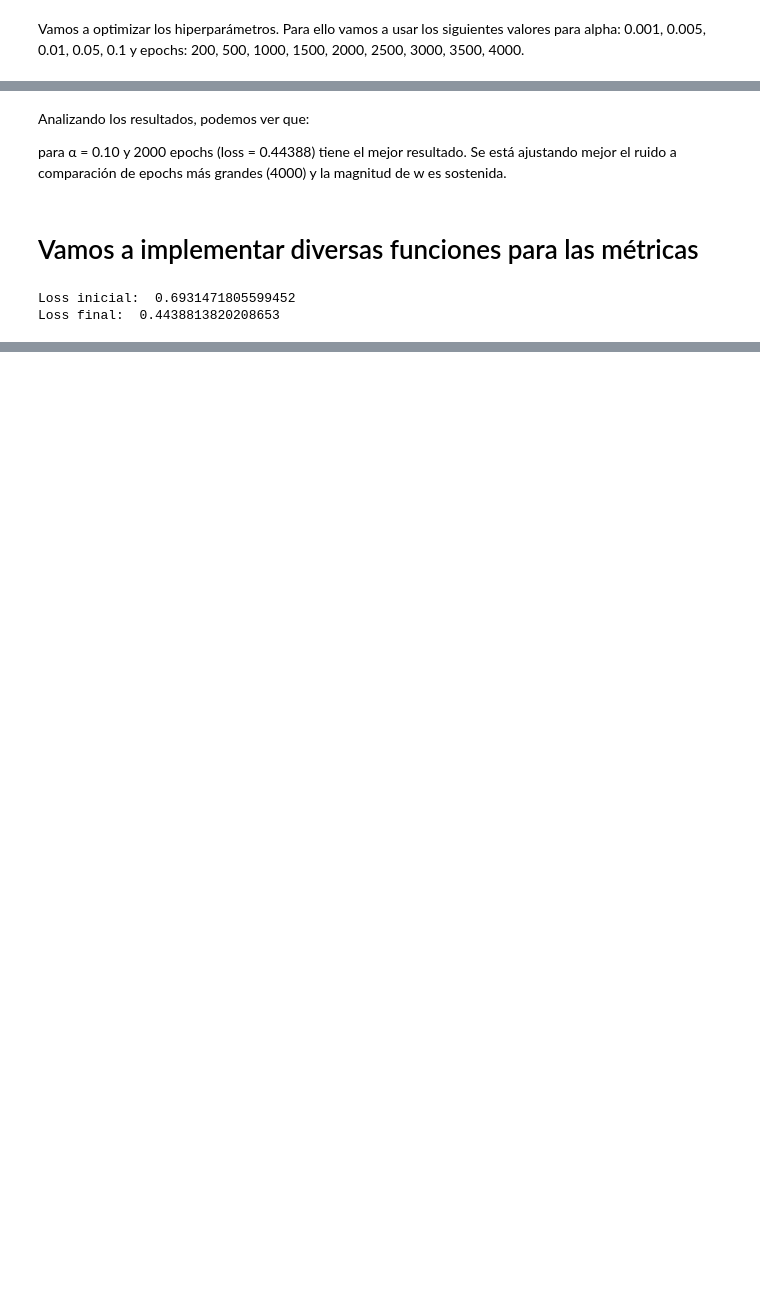
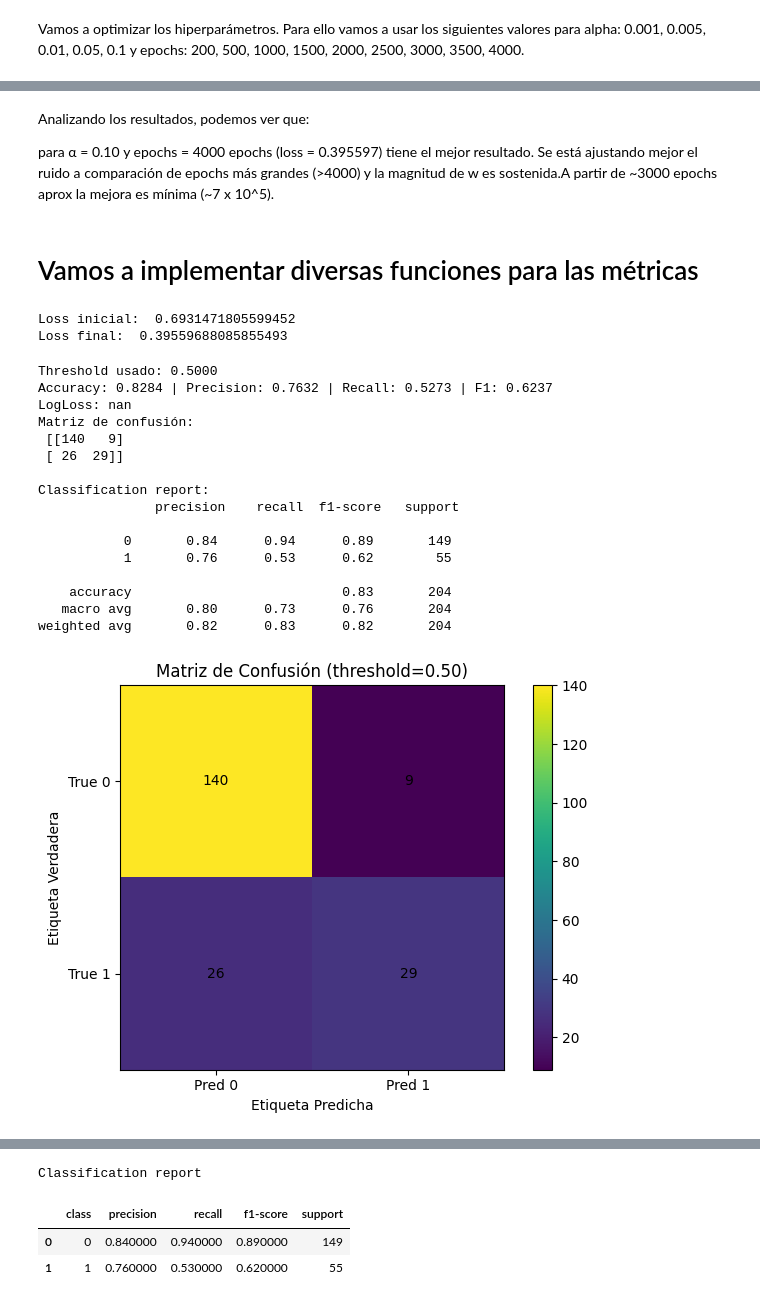
Before and after one commit to JorgeL2005/Project1_ML, a Jupyter notebook: notebooks/logistic_regression.ipynb, the cells around one changed output, grey strips where cells are left out. Drawn from its saved outputs; the diff is of its cells as text; code cells hidden in the pictures; blank space fills up the shorter version.

Commit message:
new collab con logistic regression

```diff
--- a/notebooks/logistic_regression.ipynb
+++ b/notebooks/logistic_regression.ipynb
@@ -152,13 +234,12 @@ Alpha: 0.1, Epoch: 4000, W: [-1.35872239 -0.40594887  0.45526574 -0.23808539  0.
 # %% [markdown]
 Analizando los resultados, podemos ver que:
 
-para α = 0.10 y 2000 epochs (loss = 0.44388) tiene el mejor resultado. Se está ajustando mejor el ruido a comparación de epochs más grandes (4000) y la magnitud de w es sostenida.
+para α = 0.10 y epochs = 4000 epochs (loss = 0.395597) tiene el mejor resultado. Se está ajustando mejor el ruido a comparación de epochs más grandes (>4000) y la magnitud de w es sostenida.A partir de ~3000 epochs aprox la mejora es mínima (~7 x 10^5).
 # %% [markdown]
 # Vamos a implementar diversas funciones para las métricas
 # %%
-w2, b2 = logistic_regression(X, y, alpha=0.1, epochs = 2000, track_loss = True)
+w2, b2 = logistic_regression(X, y, alpha=0.1, epochs = 4000, track_loss = True)
 
-import numpy as np
 from sklearn.metrics import (
     accuracy_score, precision_score, recall_score, f1_score, confusion_matrix,
     log_loss, classification_report
@@ -215,4 +296,4 @@ def report_metrics(X, y, w, b, threshold=0.5, pick_threshold=None, average="bina
     return results
 # %% [output]
 Loss inicial:  0.6931471805599452
-Loss final:  0.4438813820208653
+Loss final:  0.39559688085855493
@@ -218,0 +389,38 @@ Loss final:  0.4438813820208653
+# %%
+# sin smote
+m=report_metrics(X, y, w2, b2, threshold = 0.5, pick_threshold=None, average = "binary", print_report=True)
+threshold = 0.5
+accuracy  = 0.8284
+precision = 0.7632
+recall    = 0.5273
+f1        = 0.6237
+conf_mat = np.array([[140, 9],
+                     [26, 29]], dtype=int)
+
+cls_table = pd.DataFrame({
+    "class": ["0", "1"],
+    "precision": [0.84, 0.76],
+    "recall":    [0.94, 0.53],
+    "f1-score":  [0.89, 0.62],
+    "support":   [149, 55],
+})
+
+plot_report_from_raw(threshold, accuracy, precision, recall, f1, conf_mat, cls_table)
+# %% [output]
+Threshold usado: 0.5000
+Accuracy: 0.8284 | Precision: 0.7632 | Recall: 0.5273 | F1: 0.6237
+LogLoss: nan
+Matriz de confusión:
+ [[140   9]
+ [ 26  29]]
+
+Classification report:
+               precision    recall  f1-score   support
+
+           0       0.84      0.94      0.89       149
+           1       0.76      0.53      0.62        55
+
+    accuracy                           0.83       204
+   macro avg       0.80      0.73      0.76       204
+weighted avg       0.82      0.83      0.82       204
+[figure, added]
@@ -219 +429,5 @@ Loss final:  0.4438813820208653
+Classification report
+|  | class | precision | recall | f1-score | support |
+| 0 | 0 | 0.840000 | 0.940000 | 0.890000 | 149 |
+| 1 | 1 | 0.760000 | 0.530000 | 0.620000 | 55 |
 # %%
```
Also changed, not shown: parts of 20 cells of this notebook.
